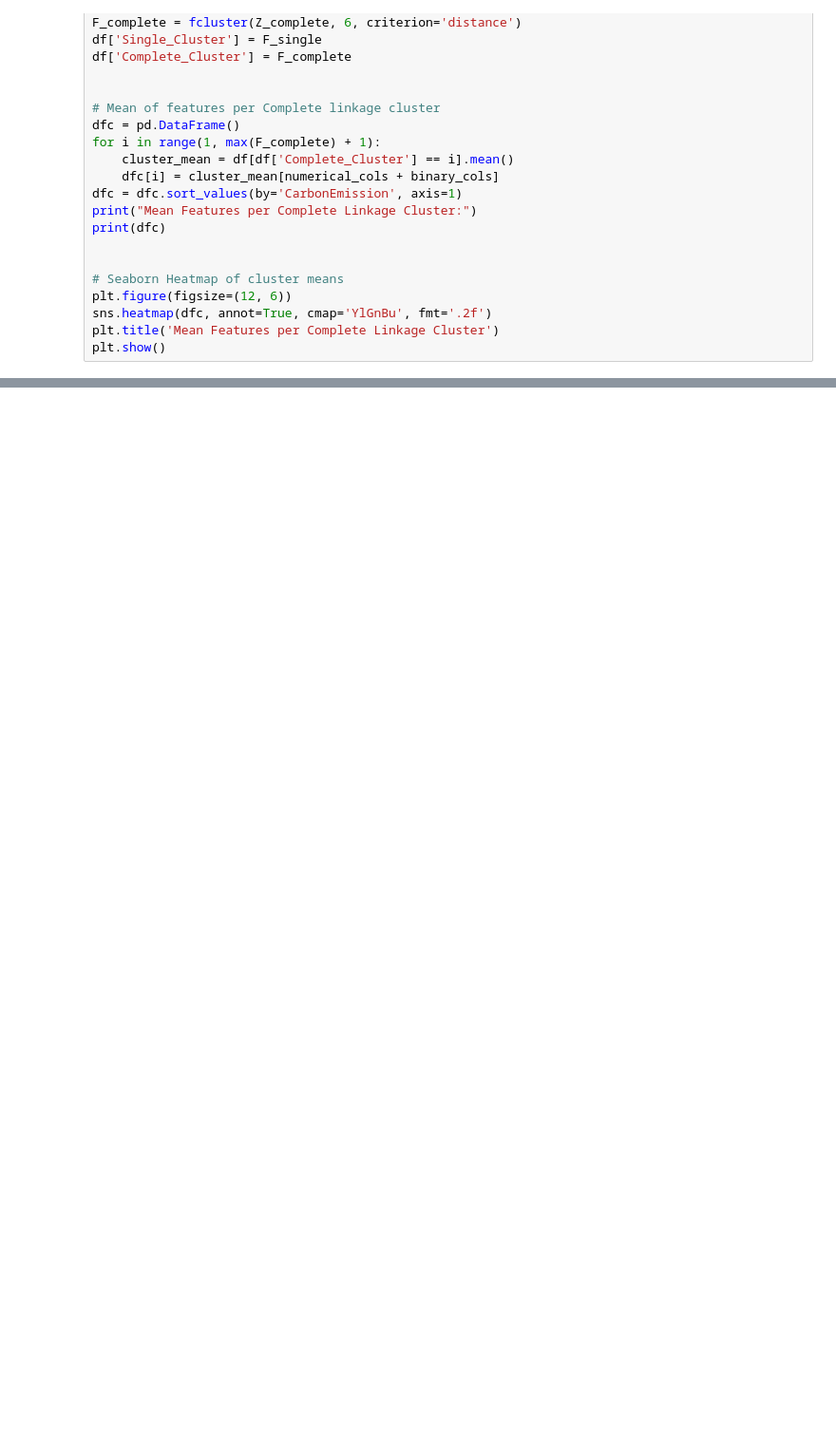
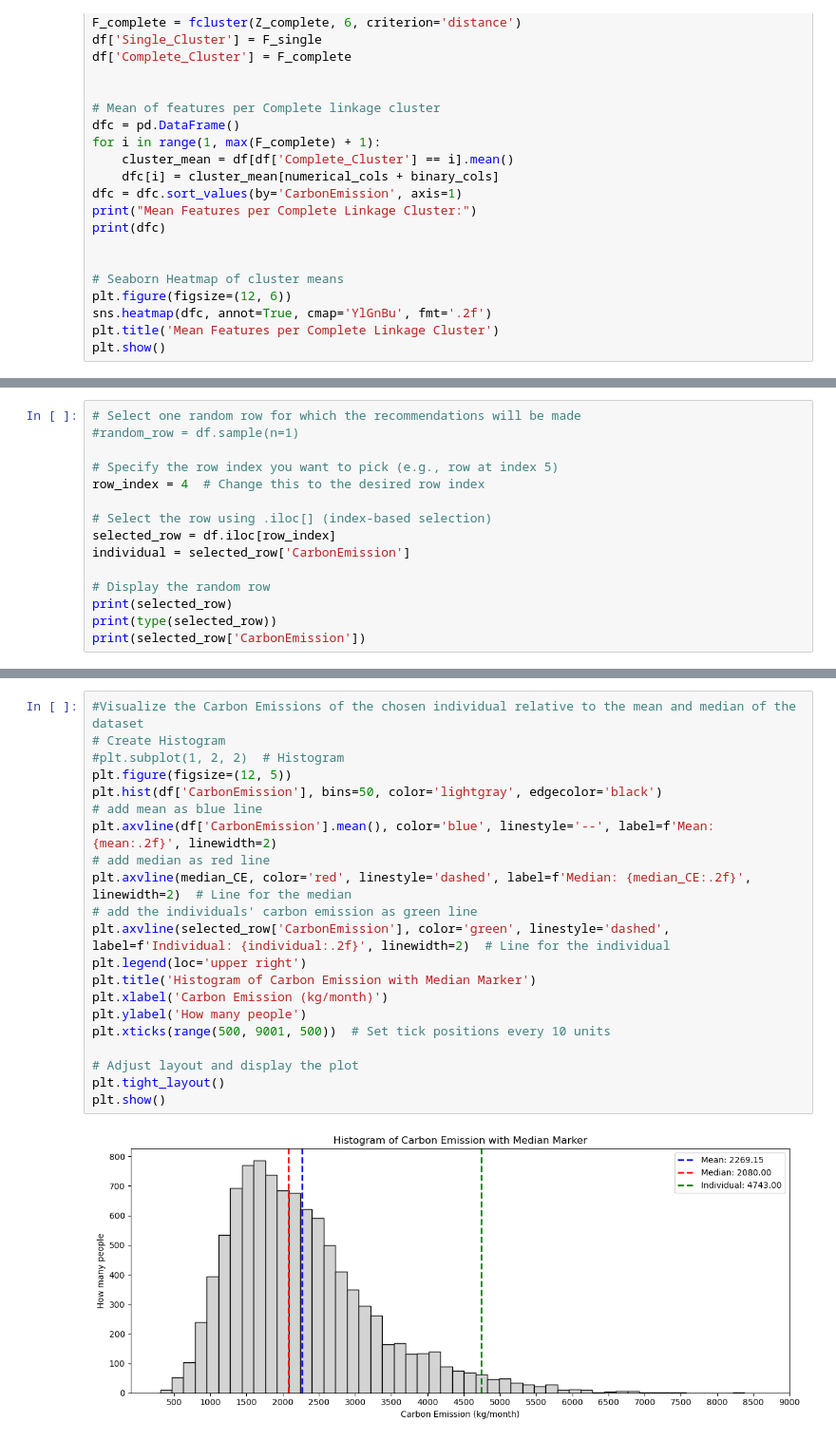
Before and after one commit to JerryYan24/CarbonFootprint, a Jupyter notebook: merged_notebook.ipynb, the cells around one changed output, grey strips where cells are left out. Shown at 95% size. Saved outputs shown, nothing was run; the diff lists cells and outputs as text; blank space fills up the shorter version.

```diff
--- a/merged_notebook.ipynb
+++ b/merged_notebook.ipynb
@@ -788,0 +890,15 @@ plt.show()
+# %%
+# Select one random row for which the recommendations will be made
+#random_row = df.sample(n=1)
+
+# Specify the row index you want to pick (e.g., row at index 5)
+row_index = 4  # Change this to the desired row index
+
+# Select the row using .iloc[] (index-based selection)
+selected_row = df.iloc[row_index]
+individual = selected_row['CarbonEmission']
+
+# Display the random row
+print(selected_row)
+print(type(selected_row))
+print(selected_row['CarbonEmission'])
@@ -788,0 +923,23 @@ plt.show()
+# %%
+#Visualize the Carbon Emissions of the chosen individual relative to the mean and median of the dataset
+# Create Histogram
+#plt.subplot(1, 2, 2)  # Histogram
+plt.figure(figsize=(12, 5))
+plt.hist(df['CarbonEmission'], bins=50, color='lightgray', edgecolor='black')
+# add mean as blue line
+plt.axvline(df['CarbonEmission'].mean(), color='blue', linestyle='--', label=f'Mean: {mean:.2f}', linewidth=2)
+# add median as red line
+plt.axvline(median_CE, color='red', linestyle='dashed', label=f'Median: {median_CE:.2f}', linewidth=2)  # Line for the median
+# add the individuals' carbon emission as green line
+plt.axvline(selected_row['CarbonEmission'], color='green', linestyle='dashed', label=f'Individual: {individual:.2f}', linewidth=2)  # Line for the individual
+plt.legend(loc='upper right')
+plt.title('Histogram of Carbon Emission with Median Marker')
+plt.xlabel('Carbon Emission (kg/month)')
+plt.ylabel('How many people')
+plt.xticks(range(500, 9001, 500))  # Set tick positions every 10 units
+
+# Adjust layout and display the plot
+plt.tight_layout()
+plt.show()
+# %% [output]
+[figure, added]
```
Also changed, not shown: parts of 24 cells of this notebook.
